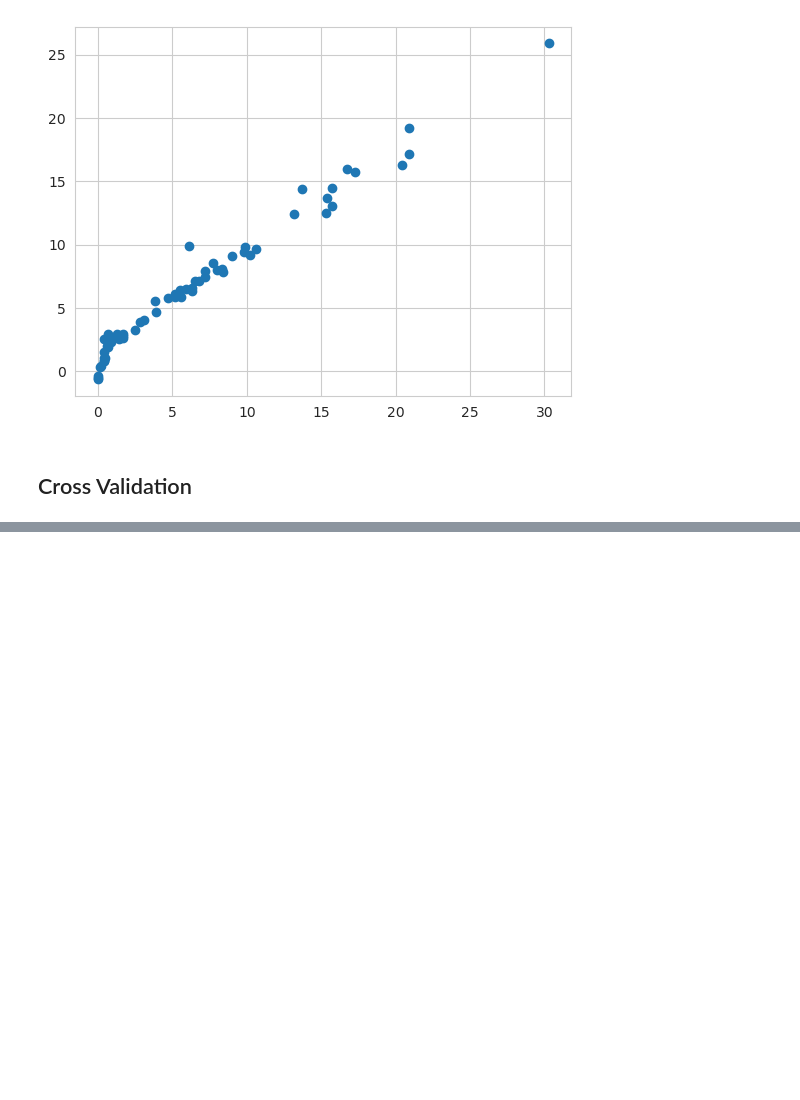
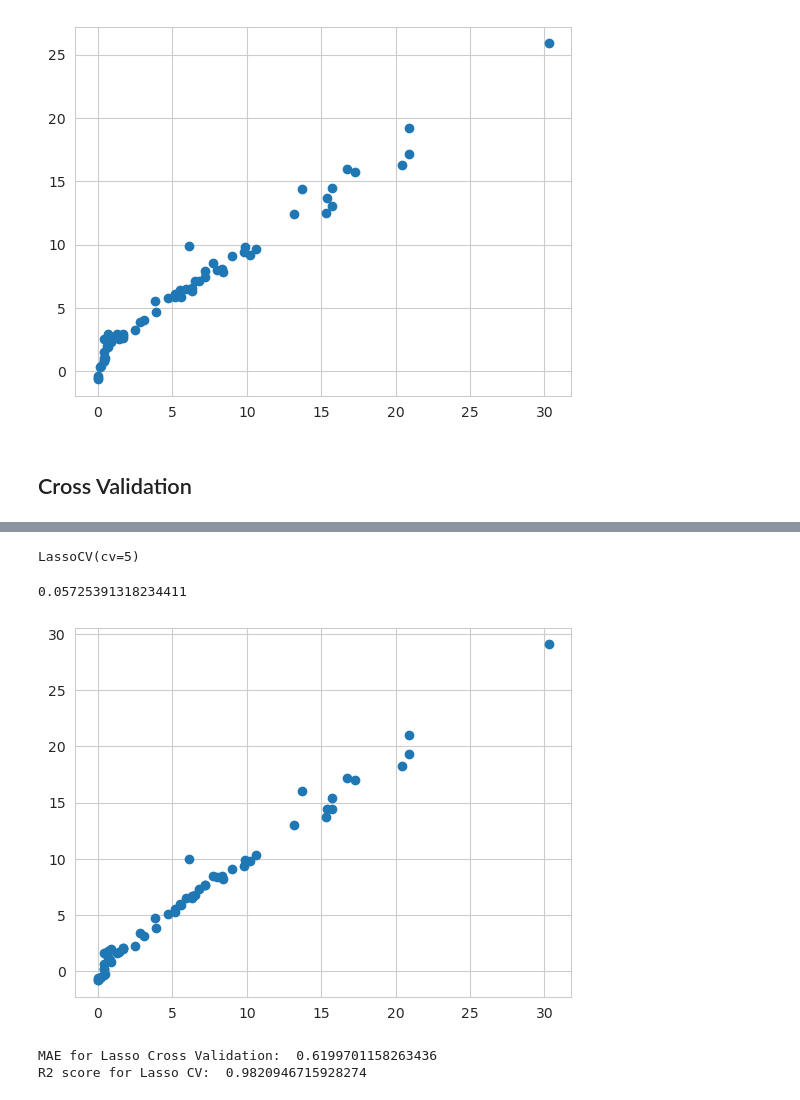
Before and after one commit to DanielEXT10/DataScience, a Jupyter notebook: Algerian_forest_fires/notebooks/Model_trianing.ipynb, the cells around one changed output, grey strips where cells are left out. Saved outputs shown, nothing was run; the diff lists cells and outputs as text; code cells hidden in the pictures; blank space fills up the shorter version.

```diff
--- a/Algerian_forest_fires/Model_trianing.ipynb
+++ b/Algerian_forest_fires/notebooks/Model_trianing.ipynb
@@ -376,0 +398,25 @@ Once cross-validation is complete, here are key insights to analyze:
+# %%
+from sklearn.linear_model import LassoCV
+lassocv = LassoCV(cv=5)
+lassocv.fit(x_train_scaled,y_train)
+# %% [output]
+LassoCV(cv=5)
+# %%
+lassocv.alpha_
+# %% [output]
+0.05725391318234411
+# %%
+y_pred2 = lassocv.predict(x_test_scaled)
+plt.scatter(y_test,y_pred2)
+plt.show()
+# %% [output]
+[figure, added]
+# %%
+mae_lassocv = mean_absolute_error(y_test,y_pred2)
+r2_lassocv = r2_score(y_test,y_pred2)
+
+print('MAE for Lasso Cross Validation: ', mae_lassocv)
+print('R2 score for Lasso CV: ', r2_lassocv)
+# %% [output]
+MAE for Lasso Cross Validation:  0.6199701158263436
+R2 score for Lasso CV:  0.9820946715928274
```
Also changed, not shown: parts of 14 cells of this notebook, 8 other files.
